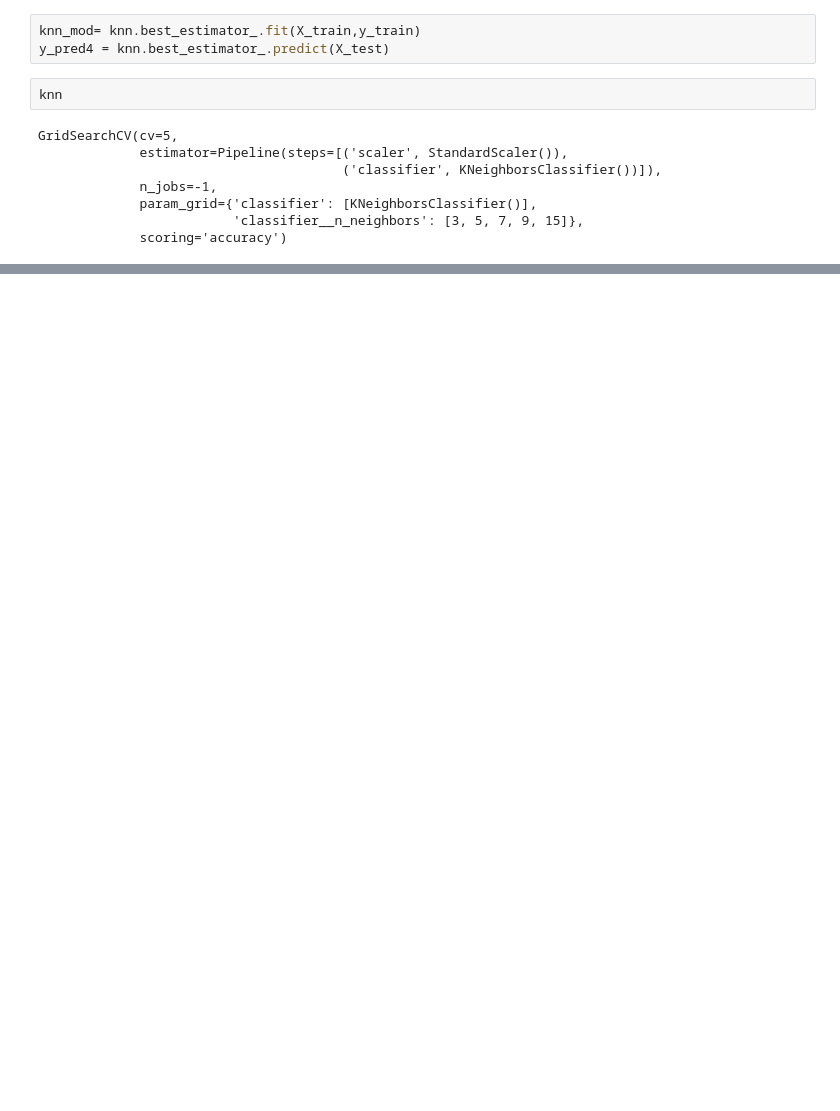
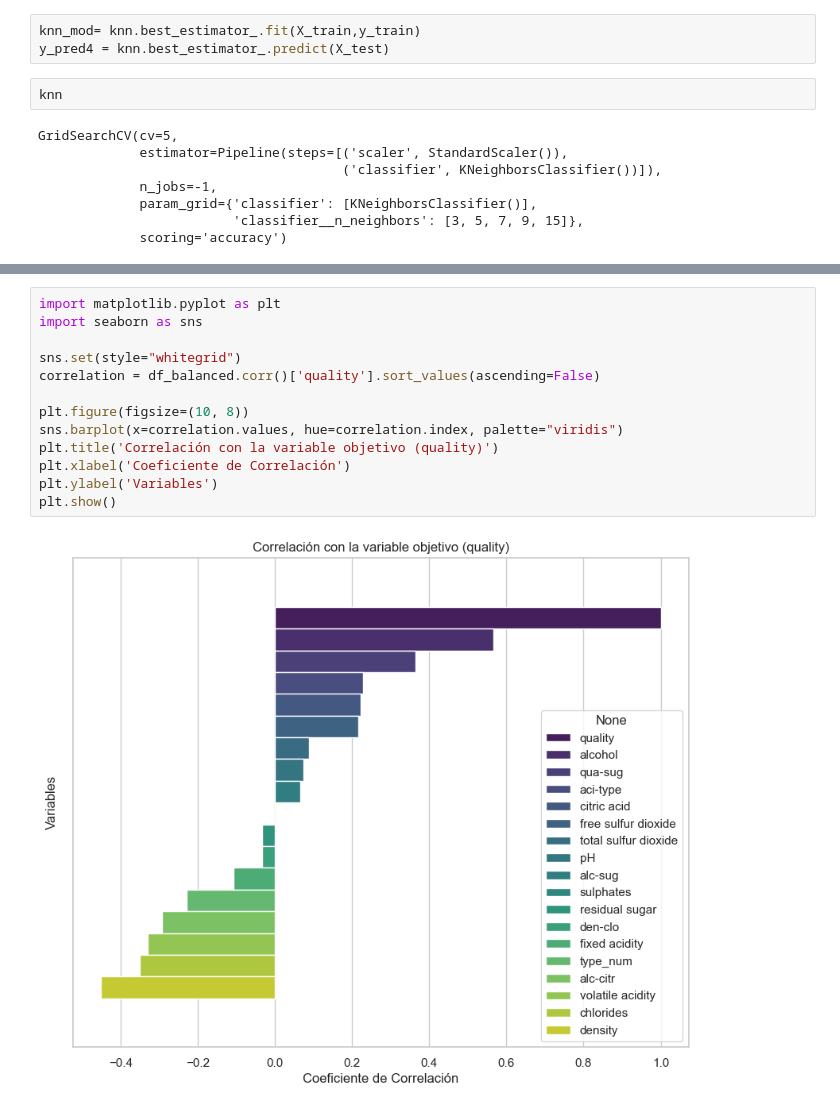
Before and after one commit to miguelrm81/Proyecto_ML-_Vinos, a Jupyter notebook: proyecto_vinos_calidad_ML/notebooks/pruebas/prueba3.ipynb, the cells around one changed output, grey strips where cells are left out. Drawn from its saved outputs; the diff is of its cells as text; blank space fills up the shorter version.

```diff
--- a/proyecto_vinos_calidad_ML/notebooks/pruebas/prueba3.ipynb
+++ b/proyecto_vinos_calidad_ML/notebooks/pruebas/prueba3.ipynb
@@ -364,0 +577,15 @@ Tasa de Aciertos (Accuracy): 86.07%
+# %%
+import matplotlib.pyplot as plt
+import seaborn as sns
+
+sns.set(style="whitegrid")
+correlation = df_balanced.corr()['quality'].sort_values(ascending=False)
+
+plt.figure(figsize=(10, 8))
+sns.barplot(x=correlation.values, hue=correlation.index, palette="viridis")
+plt.title('Correlación con la variable objetivo (quality)')
+plt.xlabel('Coeficiente de Correlación')
+plt.ylabel('Variables')
+plt.show()
+# %% [output]
+[figure, added]
```
Also changed, not shown: parts of 58 cells of this notebook, 19 other files.
